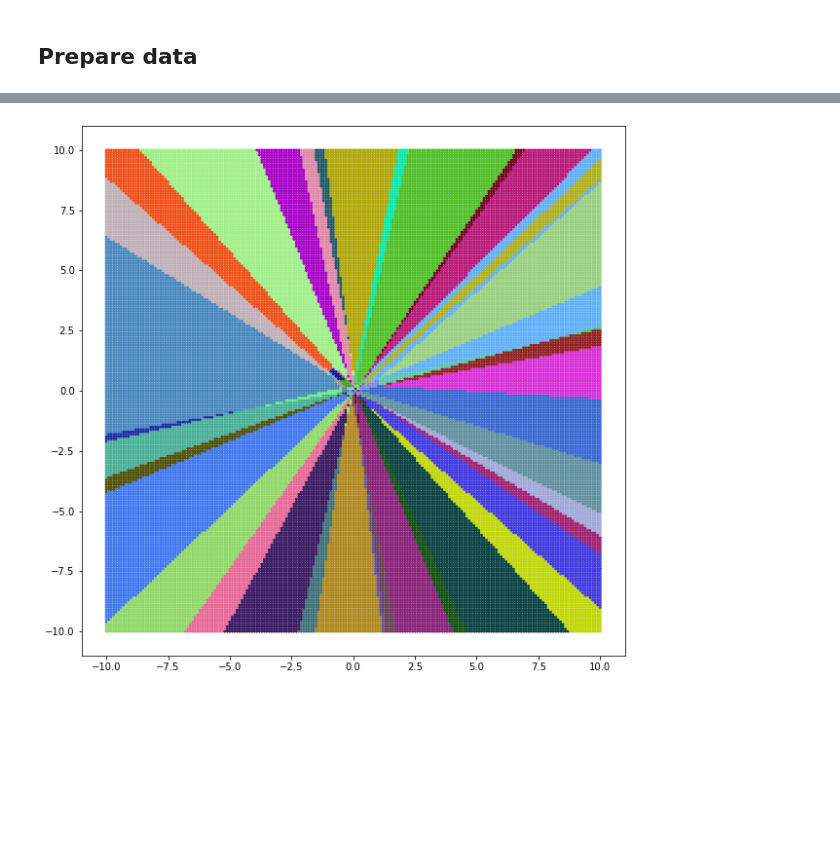
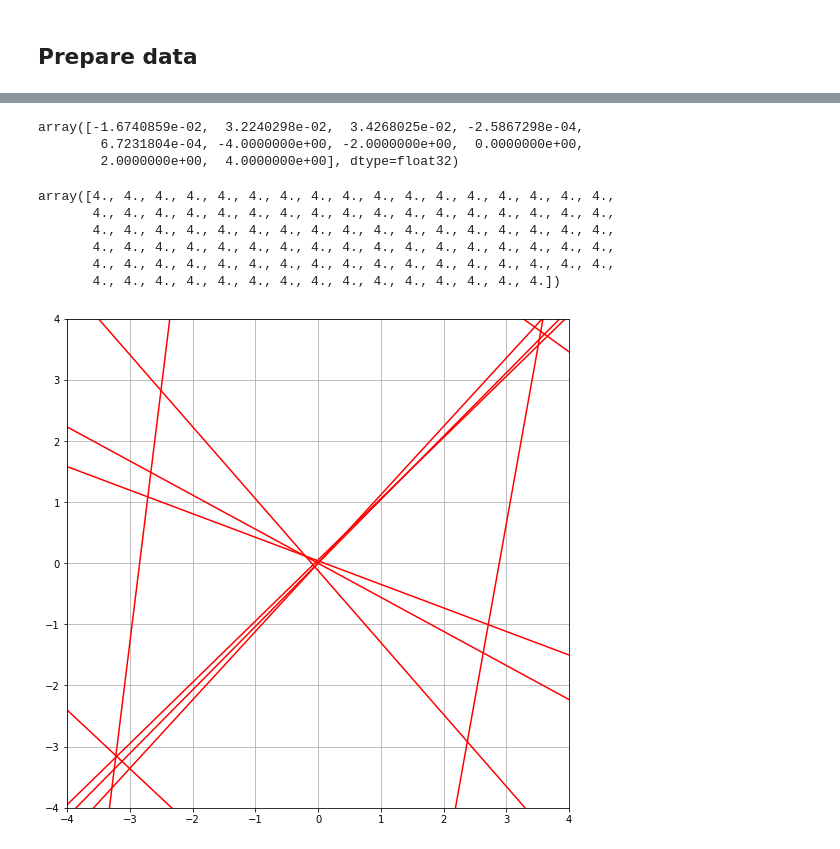
Before and after one commit to LinkRogers/Work, a Jupyter notebook: adv/initialization_test.ipynb, the cells around one changed output, grey strips where cells are left out. Cells and saved outputs as stored; diff of their text form; code cells hidden in the pictures; blank space fills up the shorter version.

```diff
--- a/adv/initialization_test.ipynb
+++ b/adv/initialization_test.ipynb
@@ -81,4 +125,5 @@ from tensorflow.keras.models import load_model
 model_copy = load_model(model_name+'_model.h5')
 # %%
 A,b = model_copy.layers[0].get_weights()
-#model_copy.layers[0].set_weights([A,2*b])
+A = np.transpose(A)
+#model_copy.layers[1].set_weights([A,b])
@@ -85,3 +188,5 @@ A,b = model_copy.layers[0].get_weights()
+# %%
+A = np.transpose(A)
 # %%
 A
 # %% [output]
@@ -109,11 +203,37 @@ data_activation_color = aplt.get_data_color(activations,colors)
-# %%
-plt.figure(figsize=(10, 10))
-plt.scatter(X_test[:, 0], X_test[:, 1], marker='o',s=4, c=data_activation_color)
-#plt.scatter(X_test[:, 0], X_test[:, 1], marker='o', c=Y_test, s=1,alpha = 0.8)
-plt.show()
-plt.close()
-# %% [output]
-[figure, removed]
+# %%
+b[5:] = np.linspace(-4,4,5)
+# %%
+b
+# %% [output]
+array([-1.6740859e-02,  3.2240298e-02,  3.4268025e-02, -2.5867298e-04,
+        6.7231804e-04, -4.0000000e+00, -2.0000000e+00,  0.0000000e+00,
+        2.0000000e+00,  4.0000000e+00], dtype=float32)
+# %%
+x
+# %% [output]
+array([4., 4., 4., 4., 4., 4., 4., 4., 4., 4., 4., 4., 4., 4., 4., 4., 4.,
+       4., 4., 4., 4., 4., 4., 4., 4., 4., 4., 4., 4., 4., 4., 4., 4., 4.,
+       4., 4., 4., 4., 4., 4., 4., 4., 4., 4., 4., 4., 4., 4., 4., 4., 4.,
+       4., 4., 4., 4., 4., 4., 4., 4., 4., 4., 4., 4., 4., 4., 4., 4., 4.,
+       4., 4., 4., 4., 4., 4., 4., 4., 4., 4., 4., 4., 4., 4., 4., 4., 4.,
+       4., 4., 4., 4., 4., 4., 4., 4., 4., 4., 4., 4., 4., 4., 4.])
+# %%
+L = 4
+x = np.linspace(-L,L,100)
+Y = []
+for i in range(hid_layer_units[0]):
+    y = -A[i,0]/A[i,1]*x+-b[i]/A[i,1]
+    Y.append(y)
+
+plt.figure(figsize=(9, 9))
+for i in range(10):
+    plt.plot(x, Y[i], '-r')
+plt.xlim(-L,L)
+plt.ylim(-L,L)
+plt.grid()
+plt.show()
+# %% [output]
+[figure, added]
 # %%
 #test
 import numpy as np
```
Also changed, not shown: parts of 16 cells of this notebook, 6 other files.
